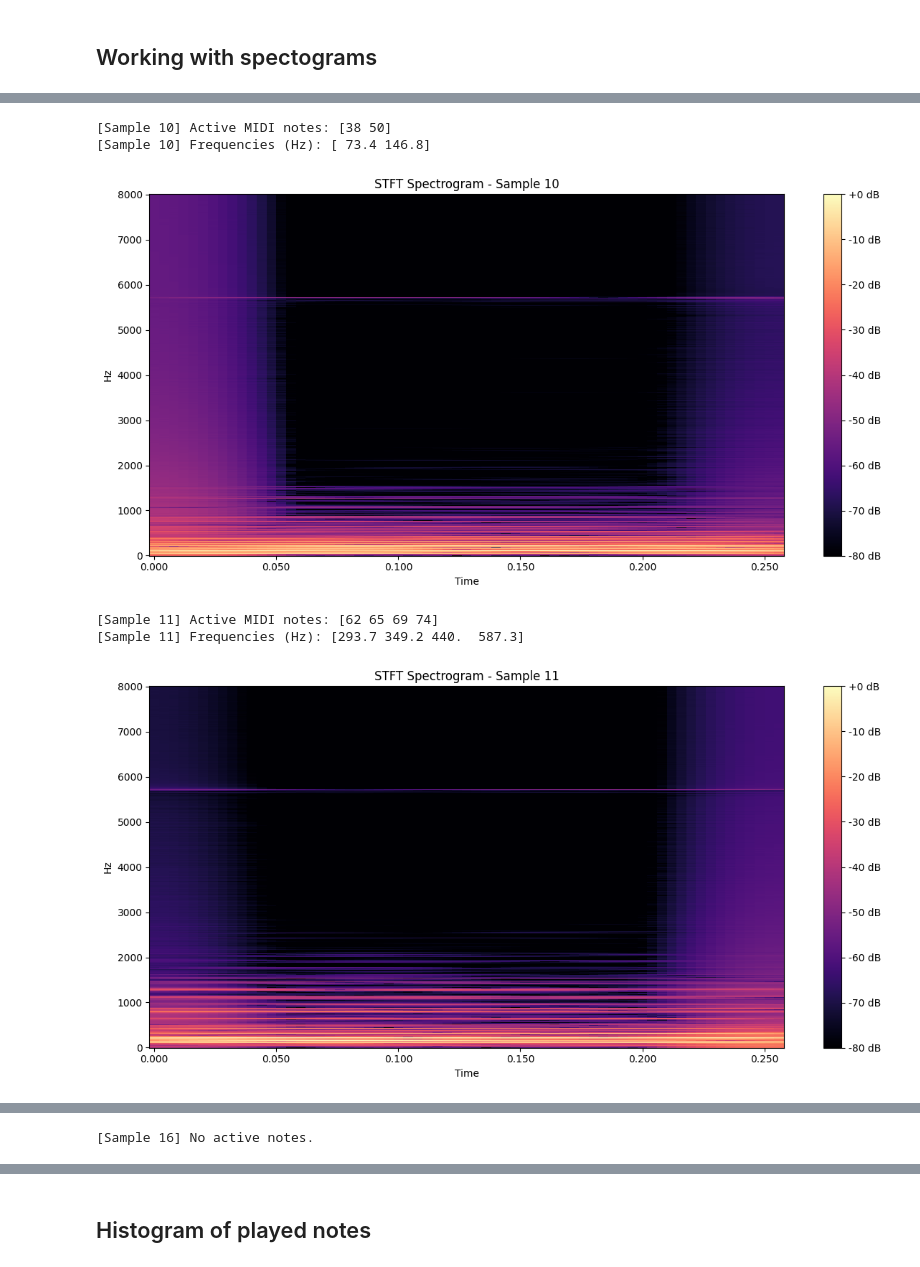
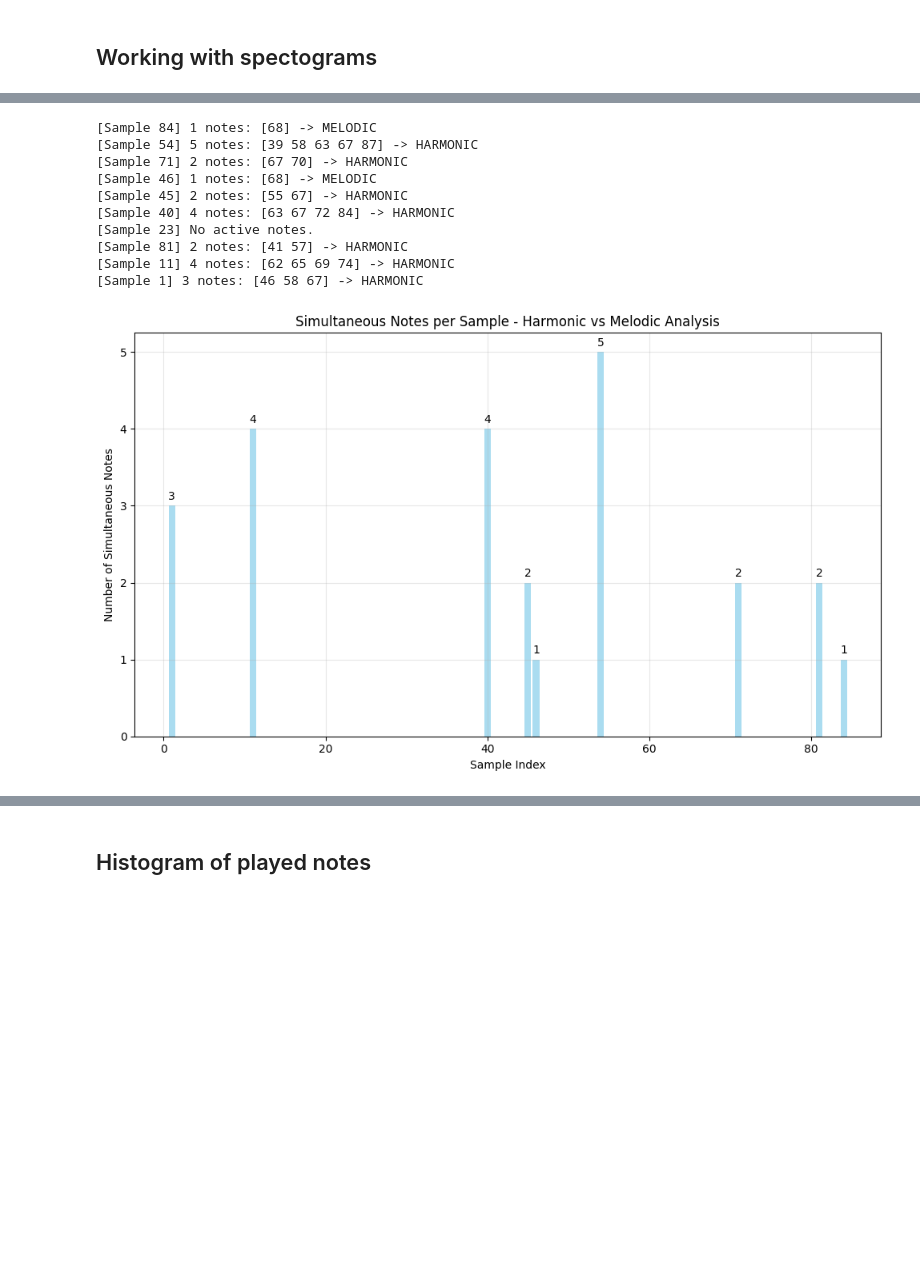
Before and after one commit to Stoymirov/Automated-music-analsis-pipeline-and-EDA, a Jupyter notebook: Classical_music.ipynb, the cells around one changed output, grey strips where cells are left out. Saved outputs shown, nothing was run; the diff lists cells and outputs as text; code cells hidden in the pictures; blank space fills up the shorter version.

```diff
--- a/Classical_music.ipynb
+++ b/Classical_music.ipynb
@@ -385,44 +394,61 @@ Also I am **not** going to use mel spectogram in otder to get the linear transfo
 # %%
-sr = 16000
-samples_to_plot = [10, 11, 19, 16]
 
-def midi_to_freq(midi_note):
-    return 440.0 * 2 ** ((midi_note - 69) / 12)
+# Select 10 samples to analyze
+np.random.seed(42)  # Set the seed for reproducibility
 
-for idx in samples_to_plot:
+n_samples = 10
+max_index = 100  # taking only the first 100 to choose from assuming uniform distribution of labels and features, small subset is representative
+samples_to_plot = np.random.choice(np.arange(1, max_index+1), size=n_samples, replace=False)
 
-    sample = Xtest[idx]
-    labels = Ytest[idx]
+def analyze_note_patterns(labels, idx):
+    """Analyze note patterns in a sample"""
+    active_notes = np.where(labels == 1)[0]
 
-    # Find active MIDI notes
-    active_notes = np.where(labels == 1)[0]
     if len(active_notes) == 0:
         print(f"[Sample {idx}] No active notes.")
-        continue
+        return None
 
-    # Convert MIDI notes to frequencies
-    freqs = [midi_to_freq(n) for n in active_notes]
-    print(f"[Sample {idx}] Active MIDI notes: {active_notes}")
-    print(f"[Sample {idx}] Frequencies (Hz): {np.round(freqs, 1)}")
+    print(f"[Sample {idx}] {len(active_notes)} notes: {active_notes} -> {'HARMONIC' if len(active_notes) >= 2 else 'MELODIC'}")
 
+    return {
+        'notes': active_notes,
+        'count': len(active_notes)
+    }
 
-    n_fft = 2048
-    hop_length = 64
-    S = np.abs(librosa.stft(y=sample, n_fft=n_fft, hop_length=hop_length))
-    S_dB = librosa.amplitude_to_db(S, ref=np.max)
+# Analyze each sample
+sample_data = {}
+for idx in samples_to_plot:
+    labels = Ytest[idx]
+    result = analyze_note_patterns(labels, idx)
+    if result:
+        sample_data[idx] = result
 
-    # Plot the spectrogram
-    plt.figure(figsize=(12, 6))
-    librosa.display.specshow(S_dB, sr=sr, hop_length=hop_length, x_axis='time', y_axis='hz')
-    plt.colorbar(format='%+2.0f dB')
-    plt.title(f'STFT Spectrogram - Sample {idx}')
+# Plot: Number of simultaneous notes
+plt.figure(figsize=(10, 6))
+indices = list(sample_data.keys())
+note_counts = [sample_data[idx]['count'] for idx in indices]
+bars = plt.bar(indices, note_counts, color='skyblue', alpha=0.7)
+plt.xlabel('Sample Index')
+plt.ylabel('Number of Simultaneous Notes')
+plt.title('Simultaneous Notes per Sample - Harmonic vs Melodic Analysis')
+plt.grid(True, alpha=0.3)
 
-    plt.tight_layout()
-    plt.show()
+# Add value labels on bars
+for bar, count in zip(bars, note_counts):
+    plt.text(bar.get_x() + bar.get_width()/2, bar.get_height() + 0.05,
+             str(count), ha='center', va='bottom')
+
+plt.tight_layout()
+plt.show()
 # %% [output]
-[Sample 10] Active MIDI notes: [38 50]
-[Sample 10] Frequencies (Hz): [ 73.4 146.8]
+[Sample 84] 1 notes: [68] -> MELODIC
+[Sample 54] 5 notes: [39 58 63 67 87] -> HARMONIC
+[Sample 71] 2 notes: [67 70] -> HARMONIC
+[Sample 46] 1 notes: [68] -> MELODIC
+[Sample 45] 2 notes: [55 67] -> HARMONIC
+[Sample 40] 4 notes: [63 67 72 84] -> HARMONIC
+[Sample 23] No active notes.
+[Sample 81] 2 notes: [41 57] -> HARMONIC
+[Sample 11] 4 notes: [62 65 69 74] -> HARMONIC
+[Sample 1] 3 notes: [46 58 67] -> HARMONIC
-[figure, old version]
+[figure, new version]
-[Sample 11] Active MIDI notes: [62 65 69 74]
-[Sample 11] Frequencies (Hz): [293.7 349.2 440.  587.3]
-[figure, removed]
@@ -432 +454,0 @@ for idx in samples_to_plot:
-[Sample 16] No active notes.
```
Also changed, not shown: parts of 17 cells of this notebook.
